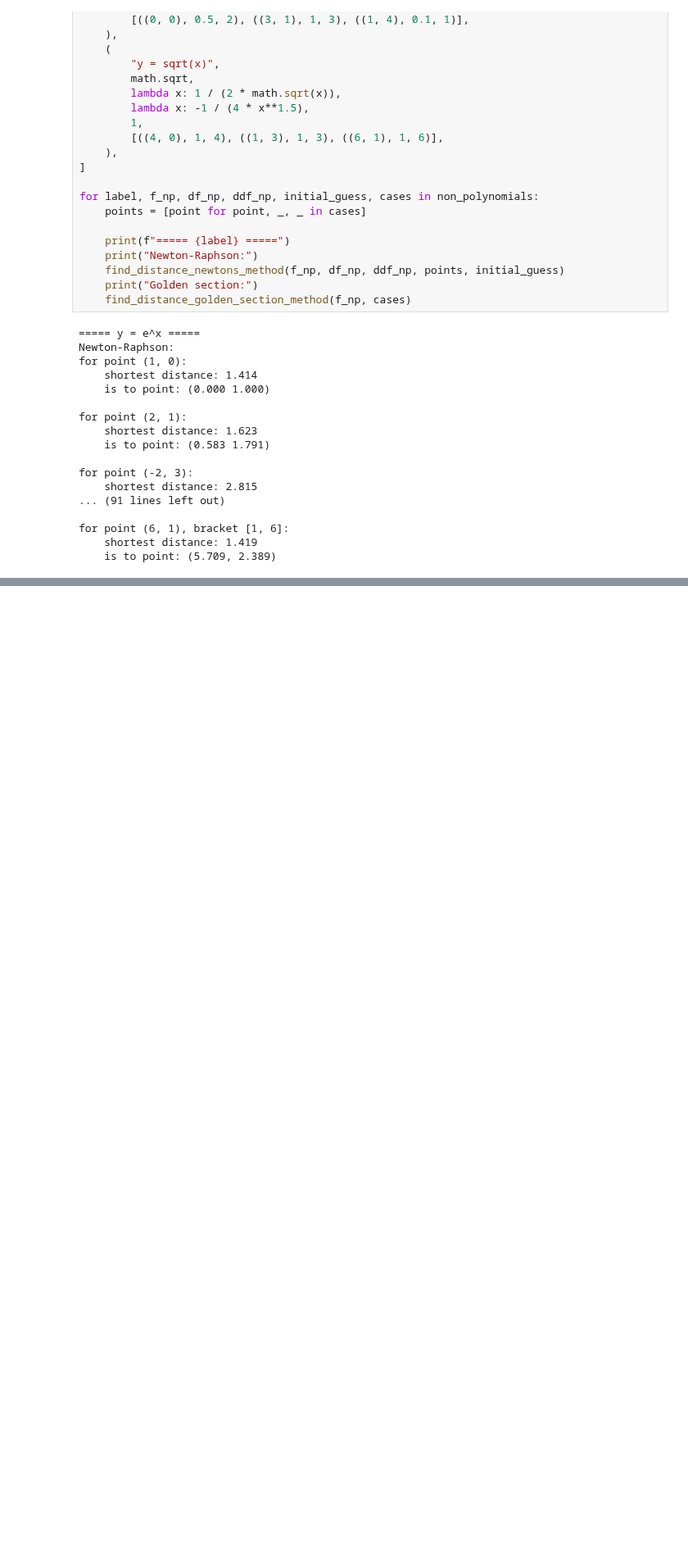
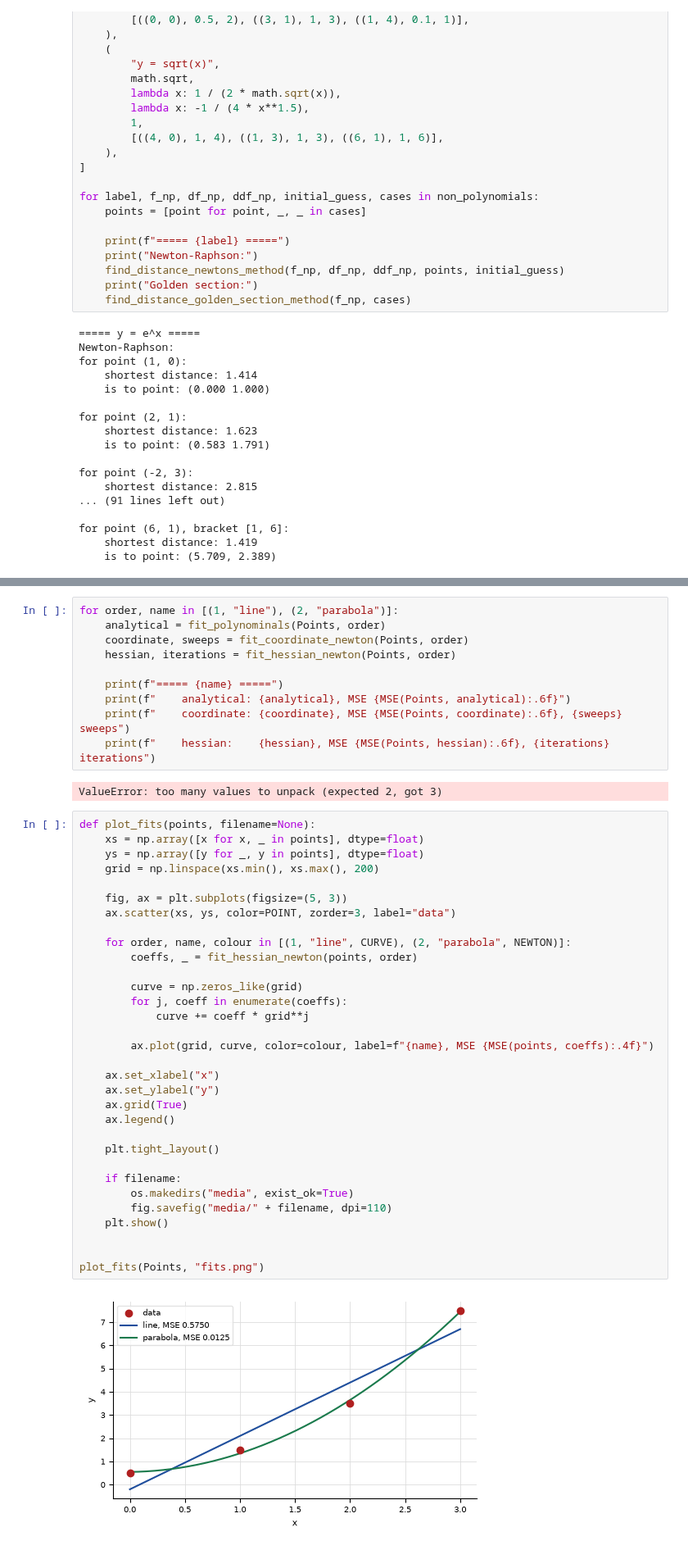
Before and after one commit to LukeZhang0826/SYDE572, a Jupyter notebook: Assignment1.ipynb, the cells around one changed output, grey strips where cells are left out. Shown at 82% size. Cells and saved outputs as stored; diff of their text form; blank space fills up the shorter version.

```diff
--- a/Assignment1.ipynb
+++ b/Assignment1.ipynb
@@ -716,0 +849,46 @@ Golden d = 3.4701253272200456 x = 0.6925096005964716 iters = 36
+# %%
+for order, name in [(1, "line"), (2, "parabola")]:
+    analytical = fit_polynominals(Points, order)
+    coordinate, sweeps = fit_coordinate_newton(Points, order)
+    hessian, iterations = fit_hessian_newton(Points, order)
+
+    print(f"===== {name} =====")
+    print(f"    analytical: {analytical}, MSE {MSE(Points, analytical):.6f}")
+    print(f"    coordinate: {coordinate}, MSE {MSE(Points, coordinate):.6f}, {sweeps} sweeps")
+    print(f"    hessian:    {hessian}, MSE {MSE(Points, hessian):.6f}, {iterations} iterations")
+# %% [output]
+ValueError: too many values to unpack (expected 2, got 3)
+# %%
+def plot_fits(points, filename=None):
+    xs = np.array([x for x, _ in points], dtype=float)
+    ys = np.array([y for _, y in points], dtype=float)
+    grid = np.linspace(xs.min(), xs.max(), 200)
+
+    fig, ax = plt.subplots(figsize=(5, 3))
+    ax.scatter(xs, ys, color=POINT, zorder=3, label="data")
+
+    for order, name, colour in [(1, "line", CURVE), (2, "parabola", NEWTON)]:
+        coeffs, _ = fit_hessian_newton(points, order)
+
+        curve = np.zeros_like(grid)
+        for j, coeff in enumerate(coeffs):
+            curve += coeff * grid**j
+
+        ax.plot(grid, curve, color=colour, label=f"{name}, MSE {MSE(points, coeffs):.4f}")
+
+    ax.set_xlabel("x")
+    ax.set_ylabel("y")
+    ax.grid(True)
+    ax.legend()
+
+    plt.tight_layout()
+
+    if filename:
+        os.makedirs("media", exist_ok=True)
+        fig.savefig("media/" + filename, dpi=110)
+    plt.show()
+
+
+plot_fits(Points, "fits.png")
+# %% [output]
+[figure, added]
```
Also changed, not shown: parts of 7 cells of this notebook, 28 other files.
